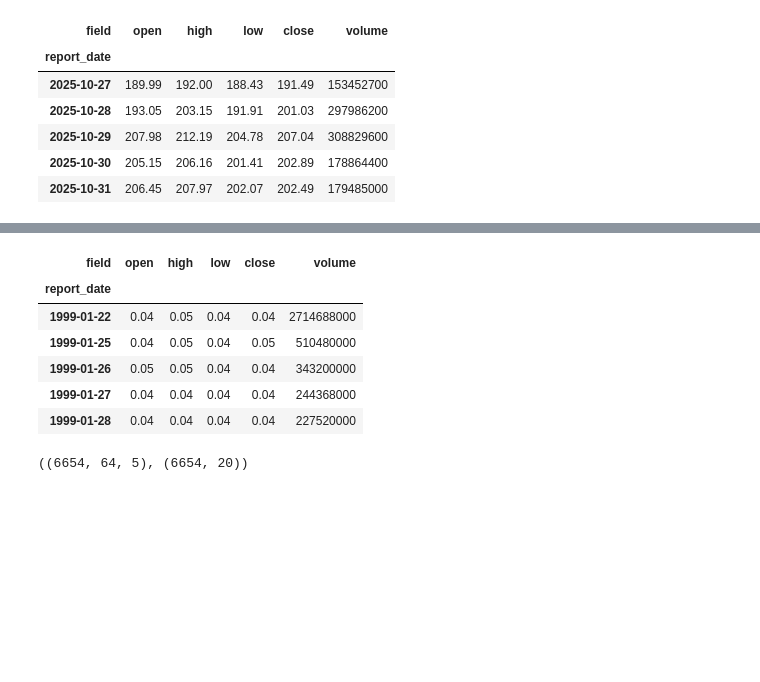
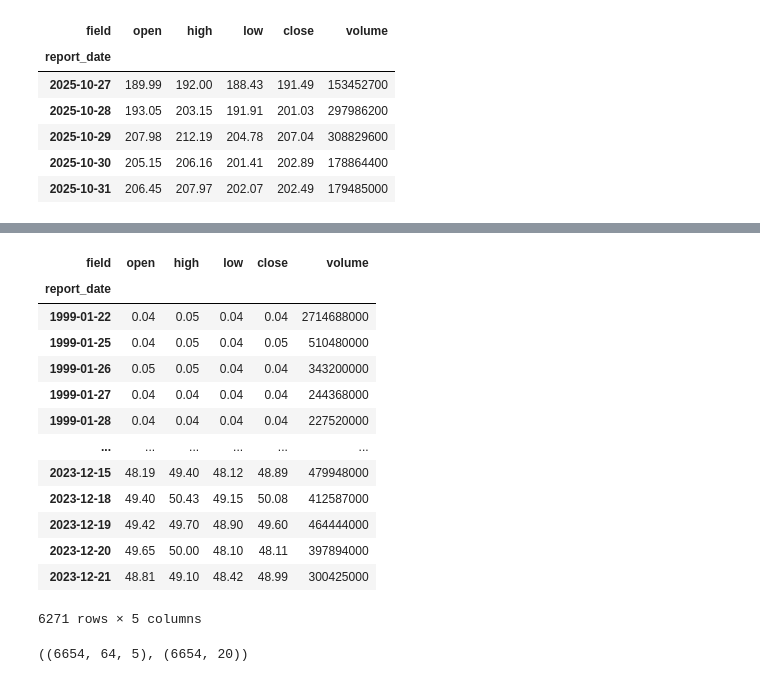
Before and after one commit to denizjafari/RandomAssembly, a Jupyter notebook: FinanceFM.ipynb, the cells around one changed output, grey strips where cells are left out. Drawn from its saved outputs; the diff is of its cells as text; code cells hidden in the pictures; blank space fills up the shorter version.

```diff
--- a/FinanceFM.ipynb
+++ b/FinanceFM.ipynb
@@ -113,15 +147,22 @@ def time_split(df: pd.DataFrame, train_end: str, val_end: str):
 
 train, val, test = time_split(ohlcv_nvda, train_end="2023-12-31", val_end="2024-12-31")
 # %%
-train.head()
+train.head(-5)
 # %% [output]
 | field | open | high | low | close | volume |
 | report_date |  |  |  |  |  |
 | 1999-01-22 | 0.04 | 0.05 | 0.04 | 0.04 | 2714688000 |
 | 1999-01-25 | 0.04 | 0.05 | 0.04 | 0.05 | 510480000 |
 | 1999-01-26 | 0.05 | 0.05 | 0.04 | 0.04 | 343200000 |
 | 1999-01-27 | 0.04 | 0.04 | 0.04 | 0.04 | 244368000 |
 | 1999-01-28 | 0.04 | 0.04 | 0.04 | 0.04 | 227520000 |
+| ... | ... | ... | ... | ... | ... |
+| 2023-12-15 | 48.19 | 49.40 | 48.12 | 48.89 | 479948000 |
+| 2023-12-18 | 49.40 | 50.43 | 49.15 | 50.08 | 412587000 |
+| 2023-12-19 | 49.42 | 49.70 | 48.90 | 49.60 | 464444000 |
+| 2023-12-20 | 49.65 | 50.00 | 48.10 | 48.11 | 397894000 |
+| 2023-12-21 | 48.81 | 49.10 | 48.42 | 48.99 | 300425000 |
+6271 rows × 5 columns
 # %%
 def build_ohlcv_windows(df, context: int = 64, horizon: int = 10, target_col: str = "close"):
     """
```
Also changed, not shown: parts of 8 cells of this notebook.
